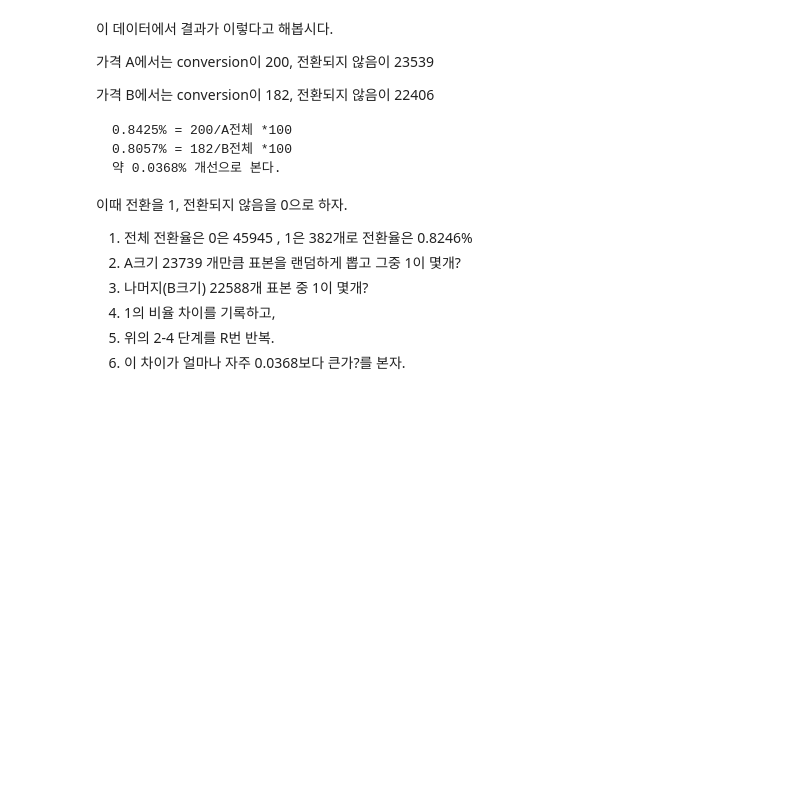
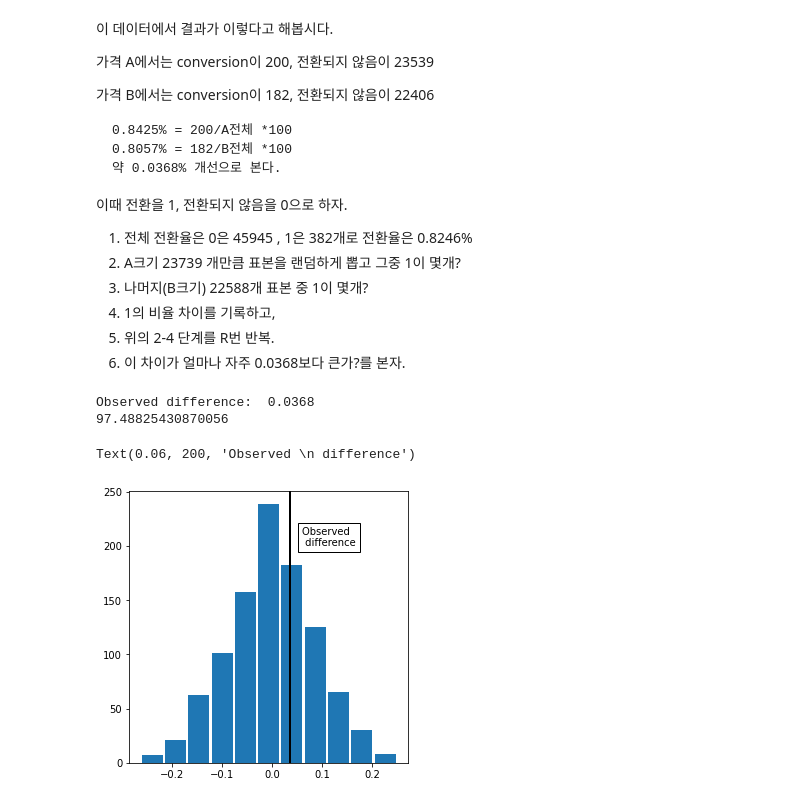
Before and after one commit to Angela-Park-JE/Practical_Statistics, a Jupyter notebook: Ch03/Ch3_1_통계실험.ipynb, the cells around one changed output. Cells and saved outputs as stored; diff of their text form; code cells hidden in the pictures; blank space fills up the shorter version.

```diff
--- a/Ch03/Ch3_1_통계실험.ipynb
+++ b/Ch03/Ch3_1_통계실험.ipynb
@@ -295,6 +295,8 @@ session_times.head()
 6. 이 차이가 얼마나 자주 0.0368보다 큰가?를 본자.
 # %%
 random.seed(1) # 고정
+import time    # 오래 걸릴 예정이므로 시간을 구해본다.
+start = time.time()
 
 # 기록된 데이터에 근거한 전환율 차이 : obs_pct_diff
 obs_pct_diff = 100 * (200/23739 - 182/22588)
@@ -310,3 +312,19 @@ conversion_ = pd.Series(conversion)
 # R=1000으로 순열검정 과정 함수를 통한 차이를 구하기
 perm_diffs = [100 * perm_fun(conversion_, 23739, 22588)
              for R in range(1000)]
+
+print(time.time() - start)
+# %% [output]
+Observed difference:  0.0368
+97.48825430870056
+# %%
+# 이를 범위로 시각화
+fig, ax = plt.subplots(figsize = (5, 5))
+ax.hist(perm_diffs, bins = 11, rwidth = 0.9)
+
+# 관측된 차이를 선으로 긋기, 설명 텍스트 추가
+ax.axvline(x = obs_pct_diff, color = 'black', lw = 2)
+ax.text(0.06, 200, 'Observed \n difference', bbox = {'facecolor':'white'})
+# %% [output]
+Text(0.06, 200, 'Observed \n difference')
+[figure, added]
```
Also changed, not shown: parts of 7 cells of this notebook.
